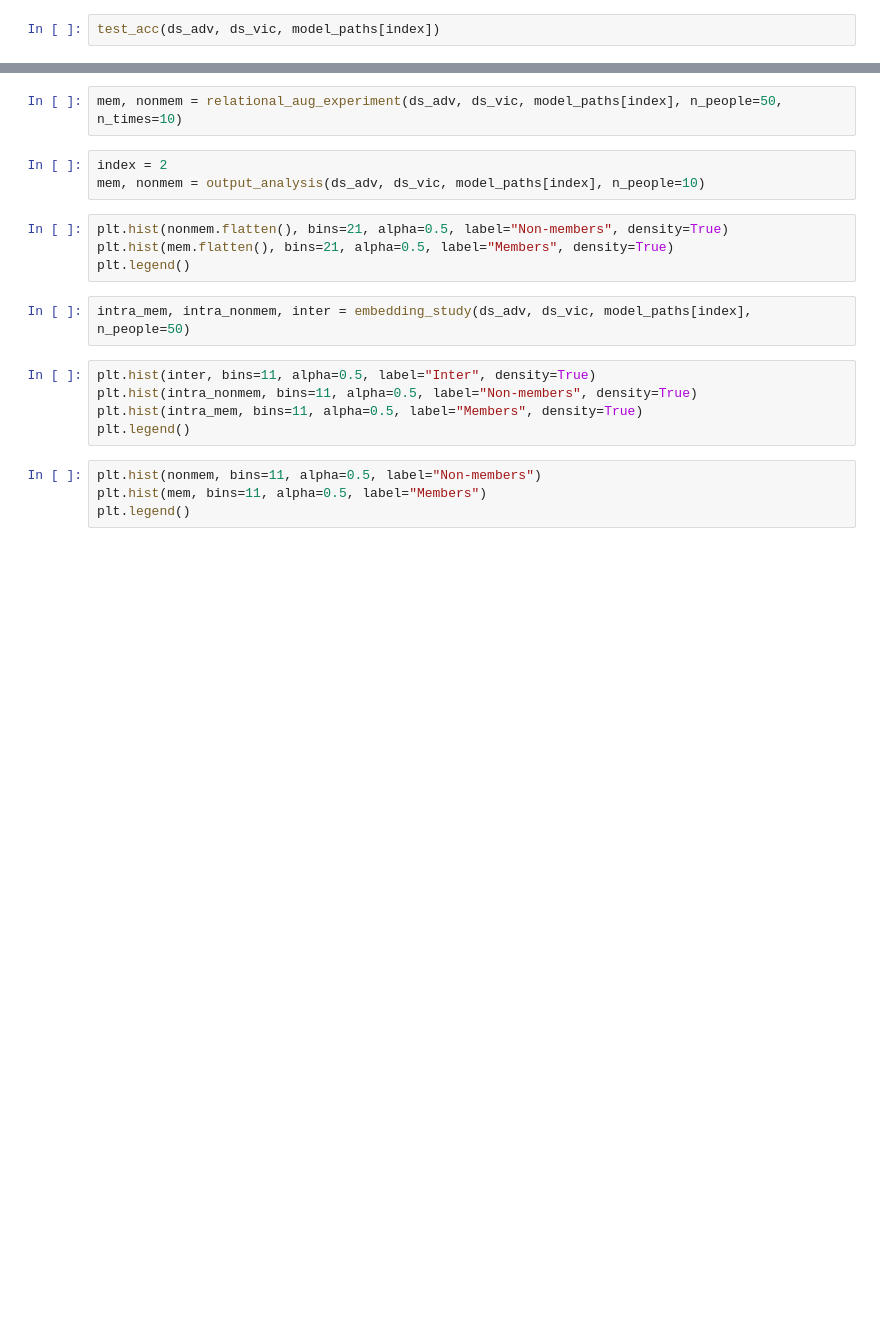
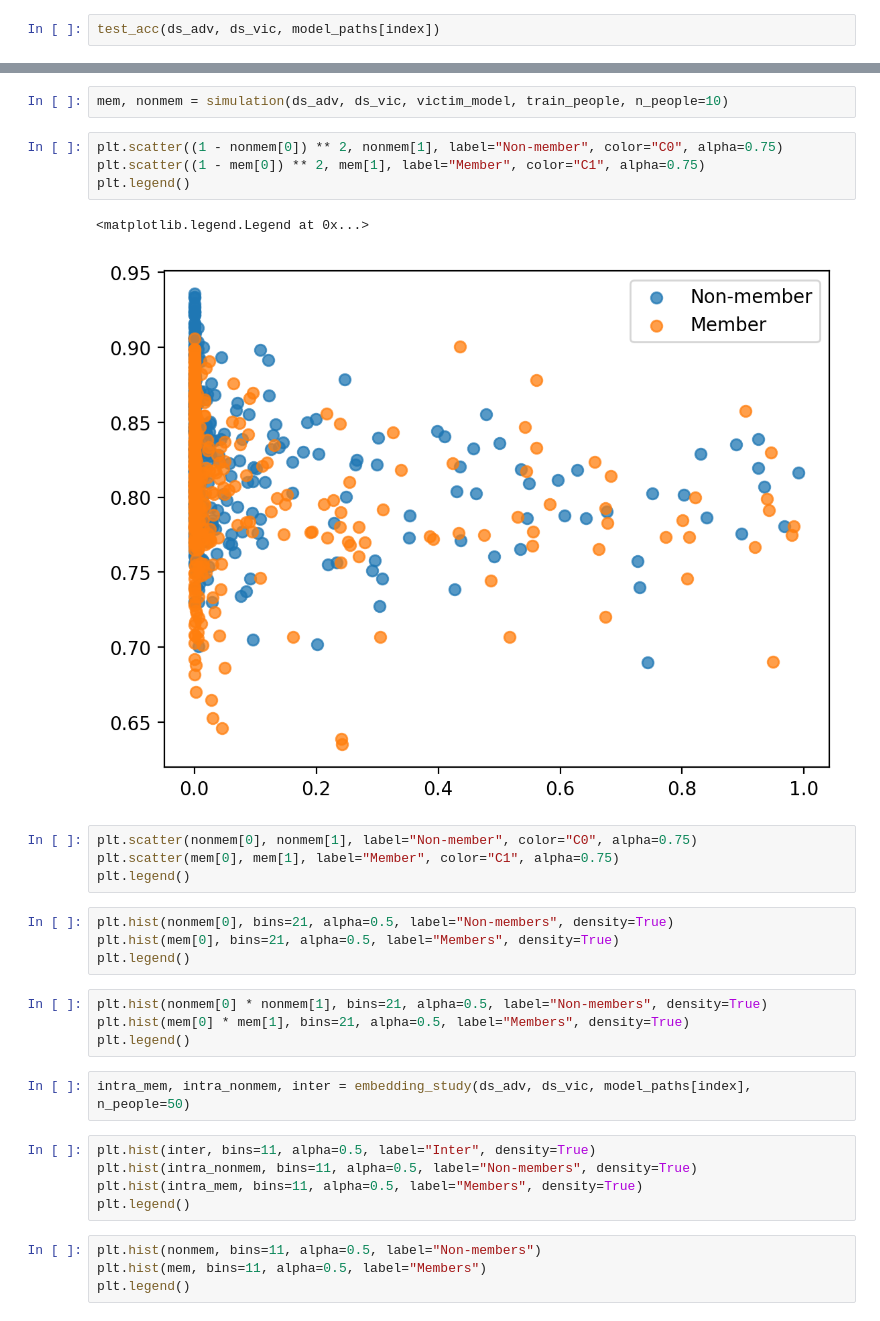
Before and after one commit to iamgroot42/propertyinference, a Jupyter notebook: experiments/latent_explore.ipynb, the cells around one changed output, grey strips where cells are left out. Cells and saved outputs as stored; diff of their text form; blank space fills up the shorter version.

```diff
--- a/experiments/latent_explore.ipynb
+++ b/experiments/latent_explore.ipynb
@@ -535,12 +805,24 @@ test_acc(ds_adv, ds_vic, model_paths[index])
 # %%
-mem, nonmem = relational_aug_experiment(ds_adv, ds_vic, model_paths[index], n_people=50, n_times=10)
+mem, nonmem = simulation(ds_adv, ds_vic, victim_model, train_people, n_people=10)
-# %%
-index = 2
-mem, nonmem = output_analysis(ds_adv, ds_vic, model_paths[index], n_people=10)
+# %%
+plt.scatter((1 - nonmem[0]) ** 2, nonmem[1], label="Non-member", color="C0", alpha=0.75)
+plt.scatter((1 - mem[0]) ** 2, mem[1], label="Member", color="C1", alpha=0.75)
+plt.legend()
+# %% [output]
+<matplotlib.legend.Legend at 0x...>
+[figure, added]
+# %%
+plt.scatter(nonmem[0], nonmem[1], label="Non-member", color="C0", alpha=0.75)
+plt.scatter(mem[0], mem[1], label="Member", color="C1", alpha=0.75)
+plt.legend()
 # %%
-plt.hist(nonmem.flatten(), bins=21, alpha=0.5, label="Non-members", density=True)
-plt.hist(mem.flatten(), bins=21, alpha=0.5, label="Members", density=True)
+plt.hist(nonmem[0], bins=21, alpha=0.5, label="Non-members", density=True)
+plt.hist(mem[0], bins=21, alpha=0.5, label="Members", density=True)
 plt.legend()
+# %%
+plt.hist(nonmem[0] * nonmem[1], bins=21, alpha=0.5, label="Non-members", density=True)
+plt.hist(mem[0] * mem[1], bins=21, alpha=0.5, label="Members", density=True)
+plt.legend()
 # %%
 intra_mem, intra_nonmem, inter = embedding_study(ds_adv, ds_vic, model_paths[index], n_people=50)
 # %%
```
Also changed, not shown: parts of 29 cells of this notebook, 29 other files.
